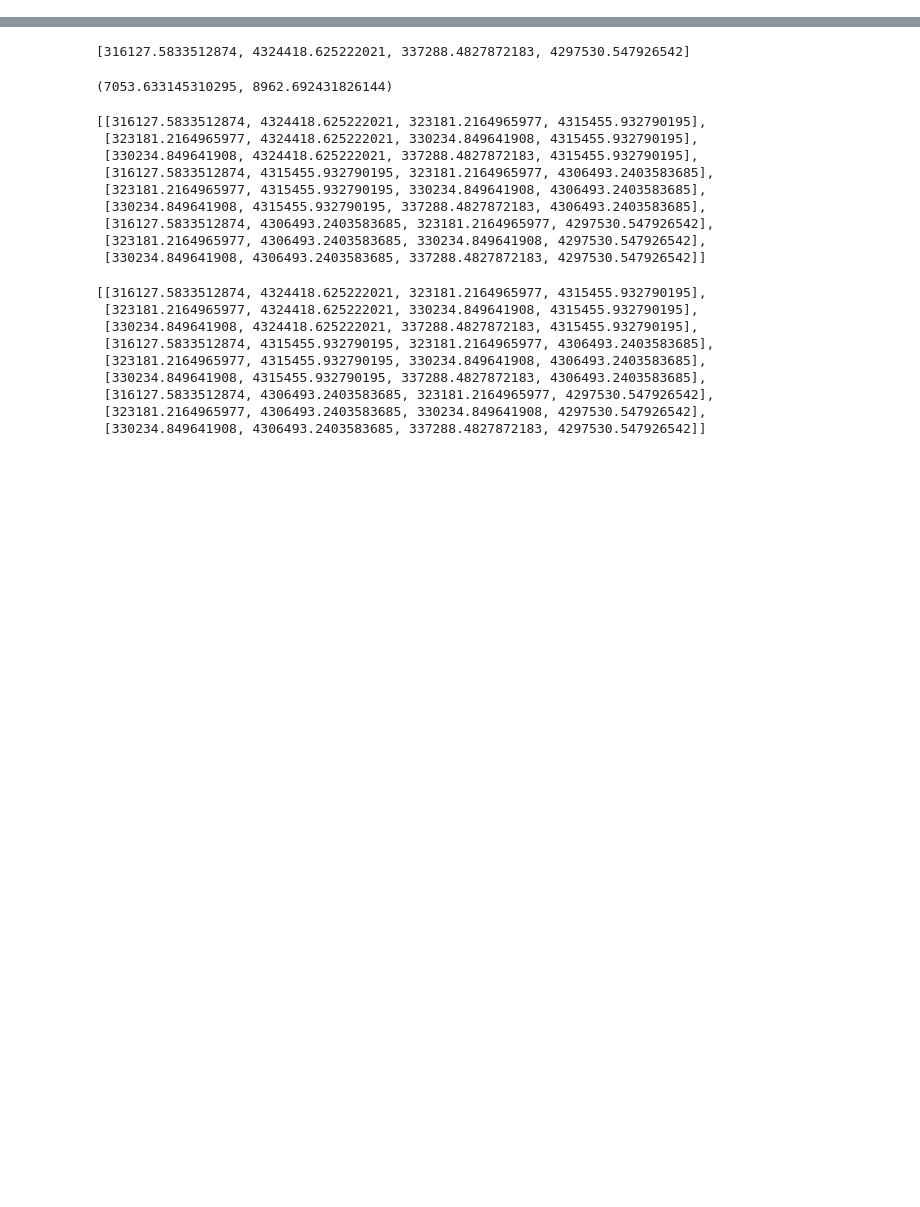
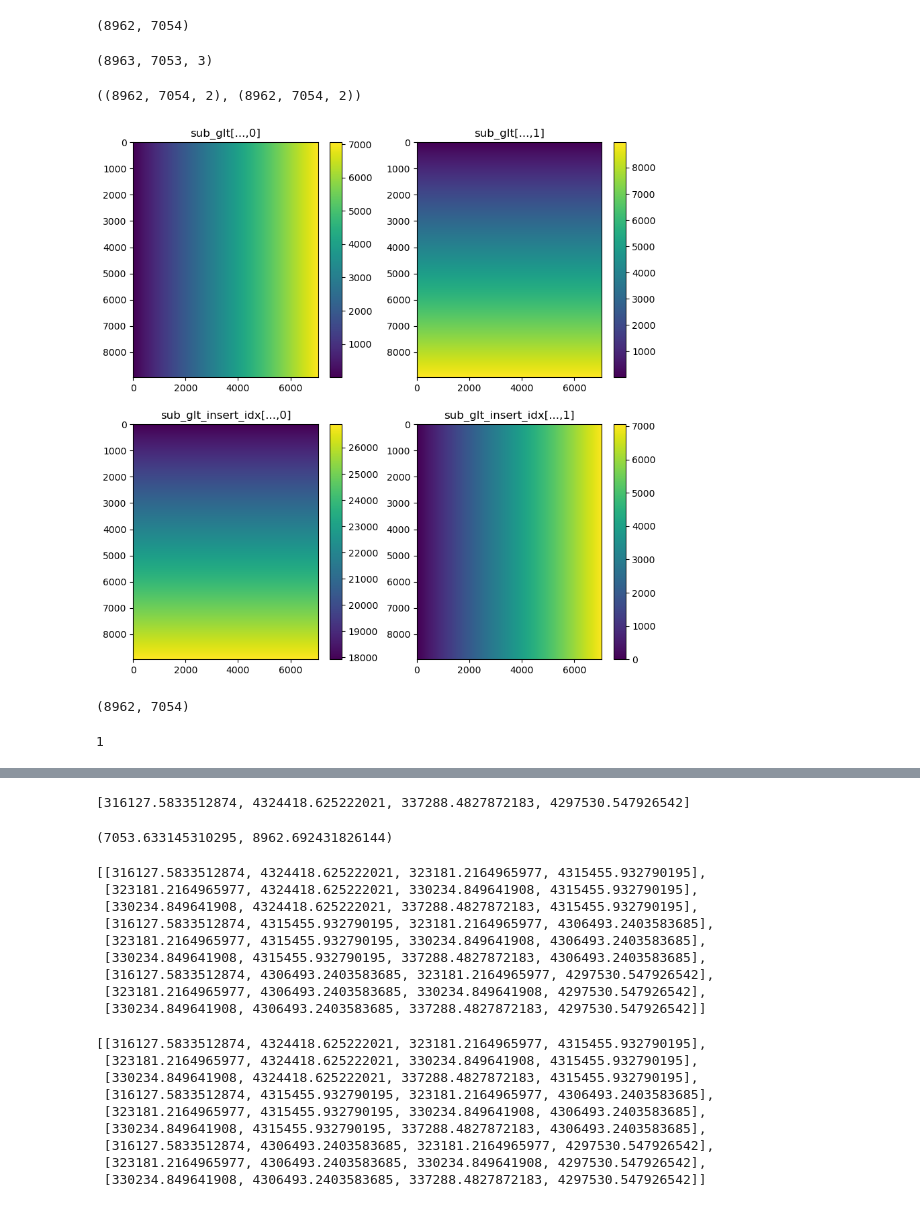
Before and after one commit to erin-carroll/chess-isofit, a Jupyter notebook: 2018/3c/3_mosaic/debug_mosaicking.ipynb, the cells around one changed output, grey strips where cells are left out. Drawn from its saved outputs; the diff is of its cells as text; code cells hidden in the pictures; blank space fills up the shorter version.

```diff
--- a/2018/3c/3_mosaic/debug_mosaicking.ipynb
+++ b/2018/3c/3_mosaic/debug_mosaicking.ipynb
@@ -23,0 +207,4 @@ osr.UseExceptions()
+# %%
+_file = 0
+file = input_files[0]
+_file, file
@@ -23,0 +214,9 @@ osr.UseExceptions()
+# %%
+sub_ul_lr = [float(x) for x in (file.removesuffix('.tif').split('_')[4:])]
+sub_trans = [sub_ul_lr[0] - x_resolution/2., x_resolution, 0,
+             sub_ul_lr[1] - y_resolution/2., 0, y_resolution]
+sub_y_grid_steps = np.arange(sub_ul_lr[1], sub_ul_lr[3] - sub_trans[5]*0.01,sub_trans[5])
+sub_x_grid_steps = np.arange(sub_ul_lr[0], sub_ul_lr[2] - sub_trans[1]*0.01,sub_trans[1])
+y_subgrid, x_subgrid = np.meshgrid(sub_y_grid_steps, sub_x_grid_steps, indexing='ij')
+
+y_subgrid.shape, x_subgrid.shape
@@ -23,0 +225,3 @@ osr.UseExceptions()
+# %%
+y_grid_minor, x_grid_minor, y_start, x_start = mosaic.get_subgrid_from_bounds(y_grid, x_grid, (np.min(y_subgrid), np.max(y_subgrid)), (np.min(x_subgrid), np.max(x_subgrid)))
+y_grid_minor.shape, x_grid_minor.shape, y_start, x_start
@@ -23,0 +274,46 @@ osr.UseExceptions()
+# %%
+y_grid_minor.shape
+# %% [output]
+(8962, 7054)
+# %%
+tmp = glt[y_start:y_start+sub_arr.shape[0], x_start:]
+tmp.shape
+# %% [output]
+(8963, 7053, 3)
+# %%
+sub_glt, sub_glt_insert_idx = mosaic.find_subgrid_locations(y_grid, x_grid, y_subgrid, x_subgrid, n_workers=n_cores, max_distance=max_distance)
+# %%
+sub_glt.shape, sub_glt_insert_idx.shape
+# %% [output]
+((8962, 7054, 2), (8962, 7054, 2))
+# %%
+fig, axs = plt.subplots(ncols=2, nrows=2, figsize=(10,10))
+
+p00 = axs[0,0].imshow(sub_glt[...,0])
+axs[0,0].set_title('sub_glt[...,0]')
+fig.colorbar(p00, ax=axs[0,0])
+
+p01 = axs[0,1].imshow(sub_glt[...,1])
+axs[0,1].set_title('sub_glt[...,1]')
+fig.colorbar(p01, ax=axs[0,1])
+
+p10 = axs[1,0].imshow(sub_glt_insert_idx[...,0])
+axs[1,0].set_title('sub_glt_insert_idx[...,0]')
+fig.colorbar(p10, ax=axs[1,0])
+
+p11 = axs[1,1].imshow(sub_glt_insert_idx[...,1])
+axs[1,1].set_title('sub_glt_insert_idx[...,1]')
+fig.colorbar(p11, ax=axs[1,1])
+
+plt.show()
+# %% [output]
+[figure, added]
+# %%
+crit_mask = sub_glt[...,0] != 0
+crit_mask.shape
+# %% [output]
+(8962, 7054)
+# %%
+np.min(sub_glt[...,0])
+# %% [output]
+1
```
Also changed, not shown: parts of 72 cells of this notebook, 19 other files.
